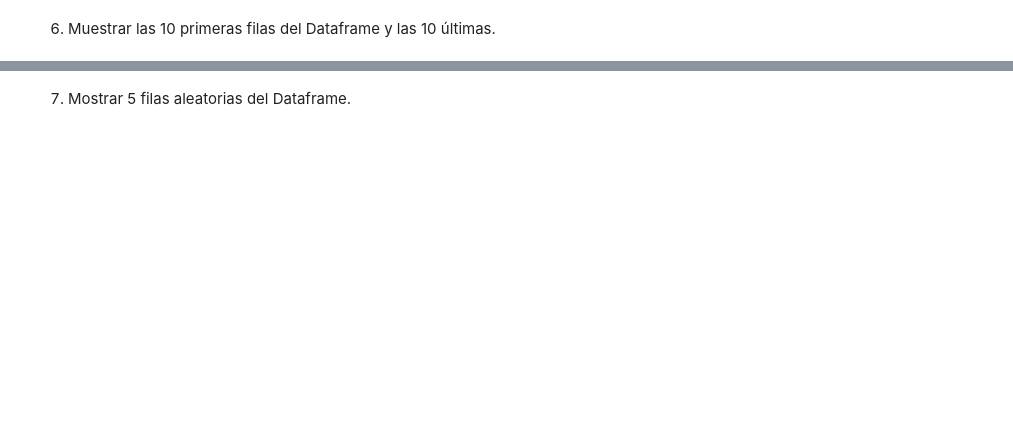
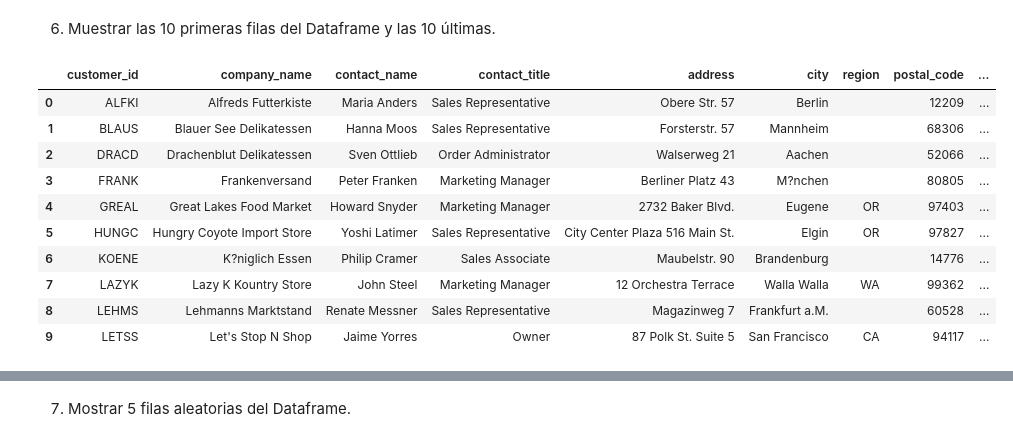
Before and after one commit to fernandaMarti/Modulo_02, a Jupyter notebook: 13_promoH-modulo2-Python_SQL-Fer-Sil.ipynb, the cells around one changed output, grey strips where cells are left out. Saved outputs shown, nothing was run; the diff lists cells and outputs as text; code cells hidden in the pictures; blank space fills up the shorter version.

```diff
--- a/13_promoH-modulo2-Python_SQL-Fer-Sil.ipynb
+++ b/13_promoH-modulo2-Python_SQL-Fer-Sil.ipynb
@@ -17,2 +150,16 @@ Pair programming Python + SQL
 # %% [markdown]
 6. Muestrar las 10 primeras filas del Dataframe y las 10 últimas.
+# %%
+df.head(10)
+# %% [output]
+|  | customer_id | company_name | contact_name | contact_title | address | city | region | postal_code | ... |
+| 0 | ALFKI | Alfreds Futterkiste | Maria Anders | Sales Representative | Obere Str. 57 | Berlin |  | 12209 | ... |
+| 1 | BLAUS | Blauer See Delikatessen | Hanna Moos | Sales Representative | Forsterstr. 57 | Mannheim |  | 68306 | ... |
+| 2 | DRACD | Drachenblut Delikatessen | Sven Ottlieb | Order Administrator | Walserweg 21 | Aachen |  | 52066 | ... |
+| 3 | FRANK | Frankenversand | Peter Franken | Marketing Manager | Berliner Platz 43 | M?nchen |  | 80805 | ... |
+| 4 | GREAL | Great Lakes Food Market | Howard Snyder | Marketing Manager | 2732 Baker Blvd. | Eugene | OR | 97403 | ... |
+| 5 | HUNGC | Hungry Coyote Import Store | Yoshi Latimer | Sales Representative | City Center Plaza 516 Main St. | Elgin | OR | 97827 | ... |
+| 6 | KOENE | K?niglich Essen | Philip Cramer | Sales Associate | Maubelstr. 90 | Brandenburg |  | 14776 | ... |
+| 7 | LAZYK | Lazy K Kountry Store | John Steel | Marketing Manager | 12 Orchestra Terrace | Walla Walla | WA | 99362 | ... |
+| 8 | LEHMS | Lehmanns Marktstand | Renate Messner | Sales Representative | Magazinweg 7 | Frankfurt a.M. |  | 60528 | ... |
+| 9 | LETSS | Let's Stop N Shop | Jaime Yorres | Owner | 87 Polk St. Suite 5 | San Francisco | CA | 94117 | ... |
```
Also changed, not shown: parts of 15 cells of this notebook.
